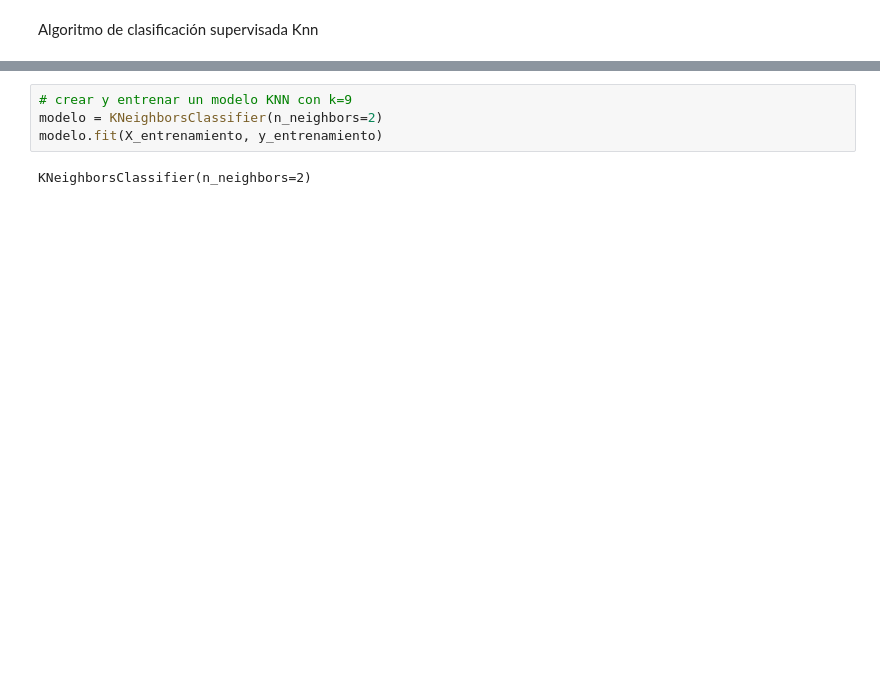
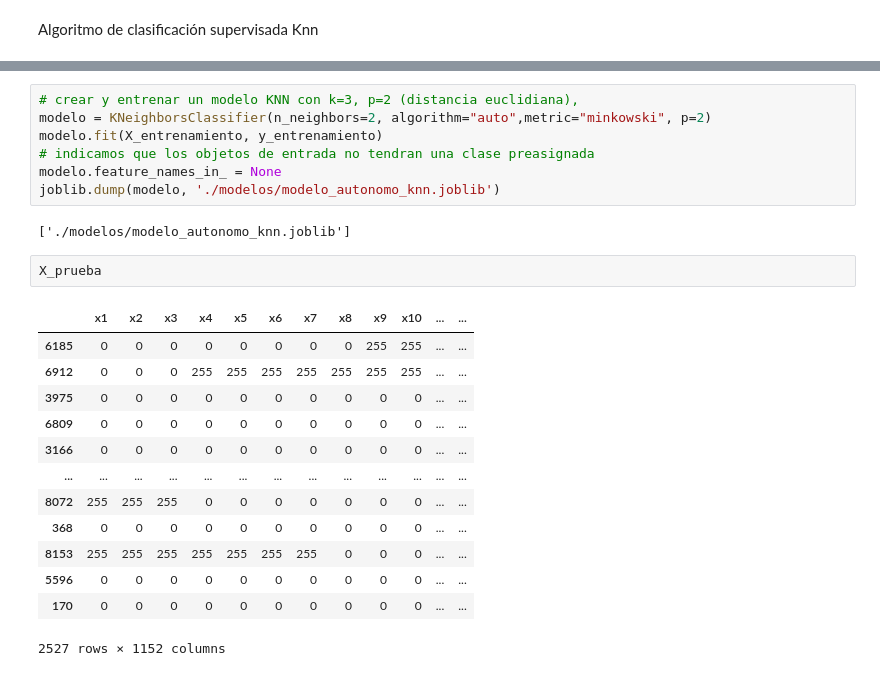
Before and after one commit to Davila1019/Tesis_RobotAutonomo_ML, a Jupyter notebook: Notebooks/Knn.ipynb, the cells around one changed output, grey strips where cells are left out. Drawn from its saved outputs; the diff is of its cells as text; blank space fills up the shorter version.

```diff
--- a/Notebooks/Knn.ipynb
+++ b/Notebooks/Knn.ipynb
@@ -36,9 +45,28 @@ print(X_entrenamiento)
 # %%
-# crear y entrenar un modelo KNN con k=9
-modelo = KNeighborsClassifier(n_neighbors=2)
+# crear y entrenar un modelo KNN con k=3, p=2 (distancia euclidiana),
+modelo = KNeighborsClassifier(n_neighbors=2, algorithm="auto",metric="minkowski", p=2)
 modelo.fit(X_entrenamiento, y_entrenamiento)
+# indicamos que los objetos de entrada no tendran una clase preasignada
+modelo.feature_names_in_ = None
+joblib.dump(modelo, './modelos/modelo_autonomo_knn.joblib')
 # %% [output]
-KNeighborsClassifier(n_neighbors=2)
+['./modelos/modelo_autonomo_knn.joblib']
+# %%
+X_prueba
+# %% [output]
+|  | x1 | x2 | x3 | x4 | x5 | x6 | x7 | x8 | x9 | x10 | ... | ... |
+| 6185 | 0 | 0 | 0 | 0 | 0 | 0 | 0 | 0 | 255 | 255 | ... | ... |
+| 6912 | 0 | 0 | 0 | 255 | 255 | 255 | 255 | 255 | 255 | 255 | ... | ... |
+| 3975 | 0 | 0 | 0 | 0 | 0 | 0 | 0 | 0 | 0 | 0 | ... | ... |
+| 6809 | 0 | 0 | 0 | 0 | 0 | 0 | 0 | 0 | 0 | 0 | ... | ... |
+| 3166 | 0 | 0 | 0 | 0 | 0 | 0 | 0 | 0 | 0 | 0 | ... | ... |
+| ... | ... | ... | ... | ... | ... | ... | ... | ... | ... | ... | ... | ... |
+| 8072 | 255 | 255 | 255 | 0 | 0 | 0 | 0 | 0 | 0 | 0 | ... | ... |
+| 368 | 0 | 0 | 0 | 0 | 0 | 0 | 0 | 0 | 0 | 0 | ... | ... |
+| 8153 | 255 | 255 | 255 | 255 | 255 | 255 | 255 | 0 | 0 | 0 | ... | ... |
+| 5596 | 0 | 0 | 0 | 0 | 0 | 0 | 0 | 0 | 0 | 0 | ... | ... |
+| 170 | 0 | 0 | 0 | 0 | 0 | 0 | 0 | 0 | 0 | 0 | ... | ... |
+2527 rows × 1152 columns
 # %%
 # hacer predicciones en los datos de prueba
 predicciones = modelo.predict(X_prueba)
```
Also changed, not shown: parts of 11 cells of this notebook, 1 other file.
